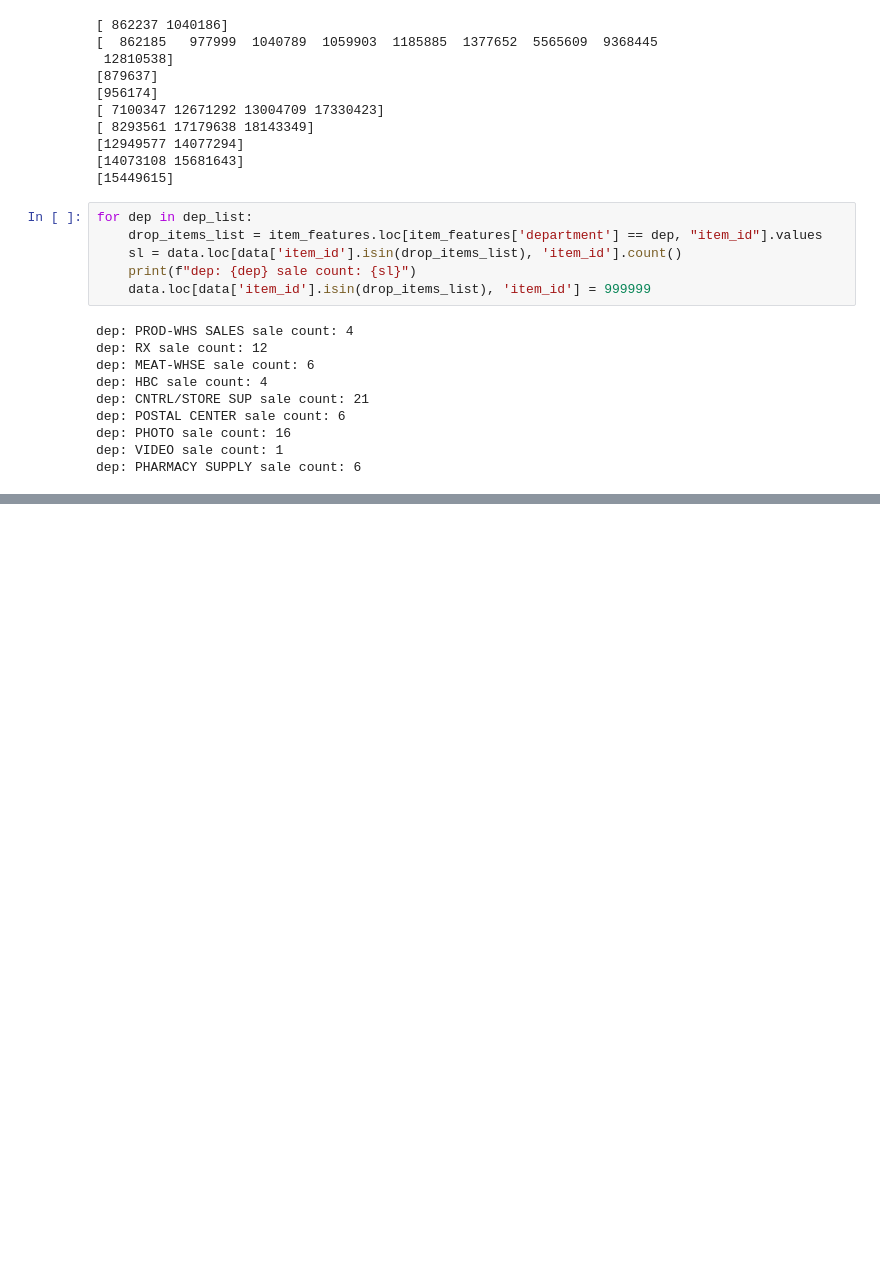
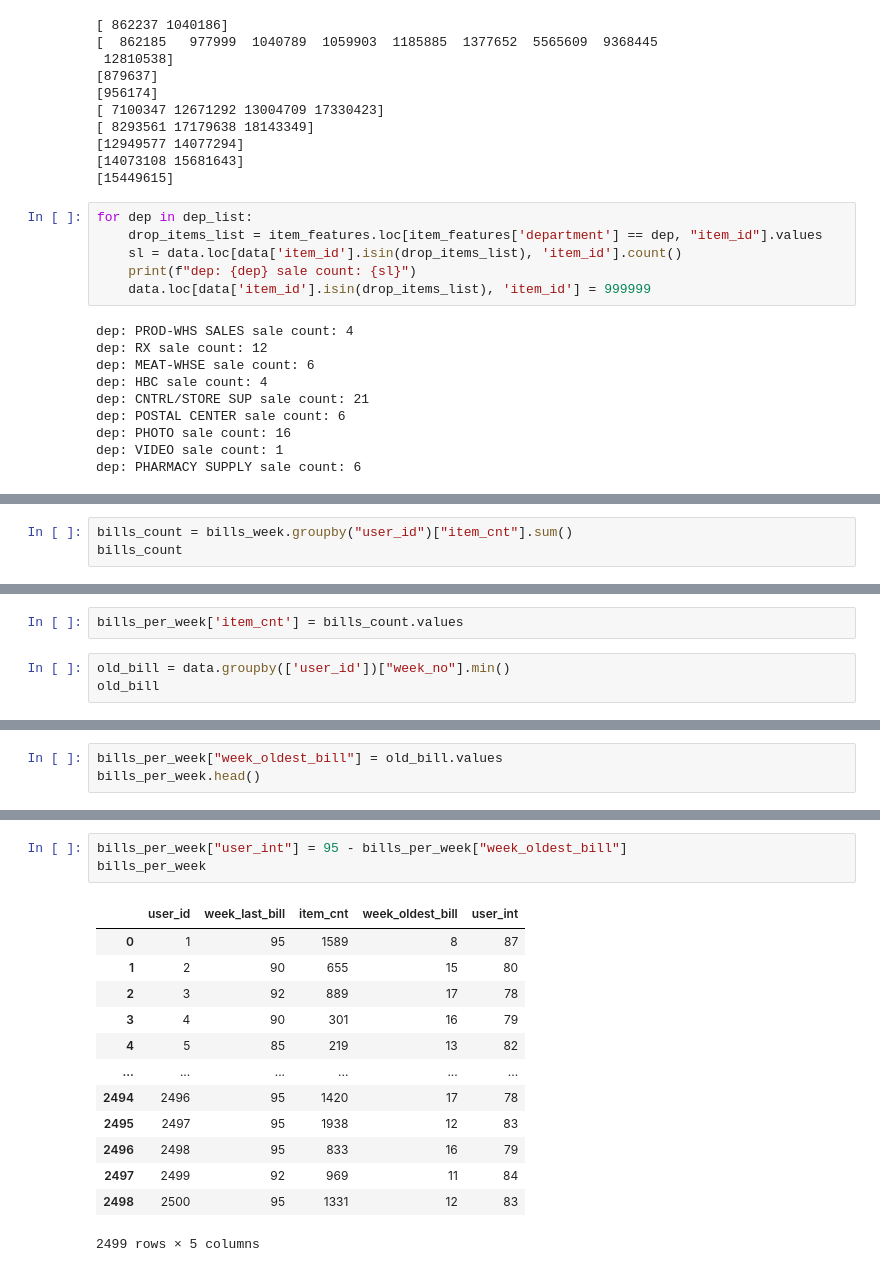
Before and after one commit to VitalyGladyshev/gb_rec_sys, a Jupyter notebook: coursework/cw_eda_glvv.ipynb, the cells around one changed output, grey strips where cells are left out. Saved outputs shown, nothing was run; the diff lists cells and outputs as text; blank space fills up the shorter version.

```diff
--- a/coursework/cw_eda_glvv.ipynb
+++ b/coursework/cw_eda_glvv.ipynb
@@ -451,0 +636,3 @@ dep: PHARMACY SUPPLY sale count: 6
+# %%
+bills_count = bills_week.groupby("user_id")["item_cnt"].sum()
+bills_count
@@ -451,0 +653,5 @@ dep: PHARMACY SUPPLY sale count: 6
+# %%
+bills_per_week['item_cnt'] = bills_count.values
+# %%
+old_bill = data.groupby(['user_id'])["week_no"].min()
+old_bill
@@ -451,0 +672,3 @@ dep: PHARMACY SUPPLY sale count: 6
+# %%
+bills_per_week["week_oldest_bill"] = old_bill.values
+bills_per_week.head()
@@ -451,0 +682,17 @@ dep: PHARMACY SUPPLY sale count: 6
+# %%
+bills_per_week["user_int"] = 95 - bills_per_week["week_oldest_bill"]
+bills_per_week
+# %% [output]
+|  | user_id | week_last_bill | item_cnt | week_oldest_bill | user_int |
+| 0 | 1 | 95 | 1589 | 8 | 87 |
+| 1 | 2 | 90 | 655 | 15 | 80 |
+| 2 | 3 | 92 | 889 | 17 | 78 |
+| 3 | 4 | 90 | 301 | 16 | 79 |
+| 4 | 5 | 85 | 219 | 13 | 82 |
+| ... | ... | ... | ... | ... | ... |
+| 2494 | 2496 | 95 | 1420 | 17 | 78 |
+| 2495 | 2497 | 95 | 1938 | 12 | 83 |
+| 2496 | 2498 | 95 | 833 | 16 | 79 |
+| 2497 | 2499 | 92 | 969 | 11 | 84 |
+| 2498 | 2500 | 95 | 1331 | 12 | 83 |
+2499 rows × 5 columns
```
Also changed, not shown: parts of 23 cells of this notebook.
